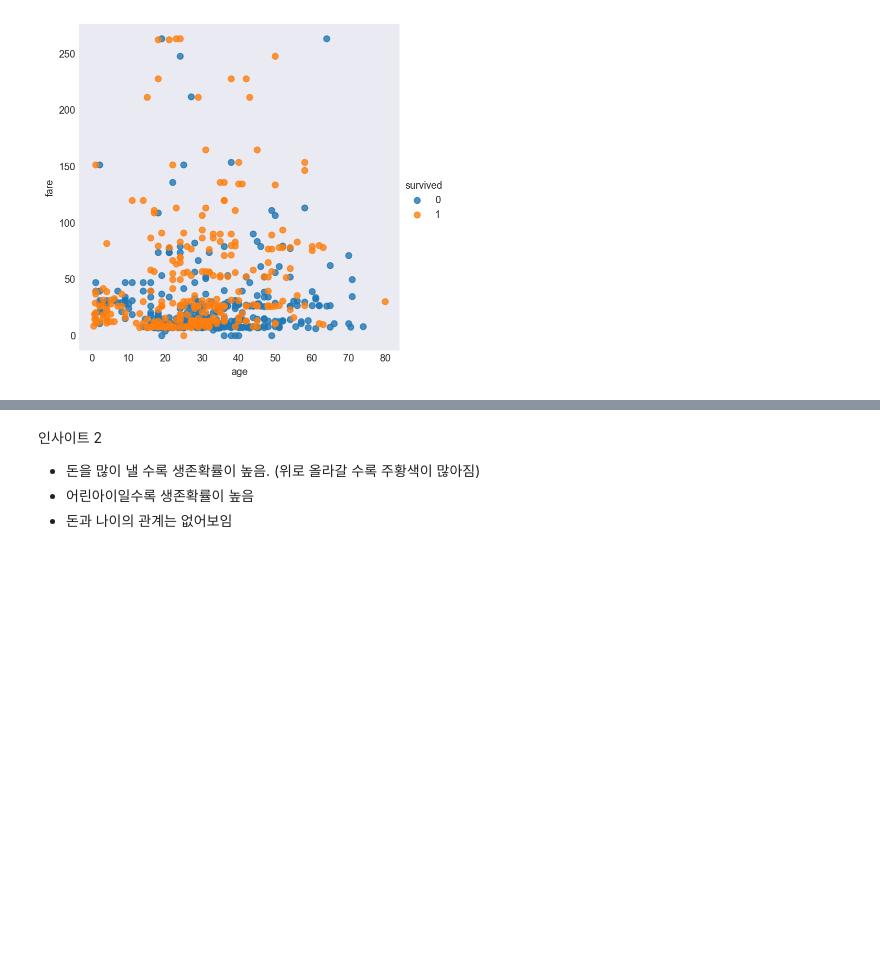
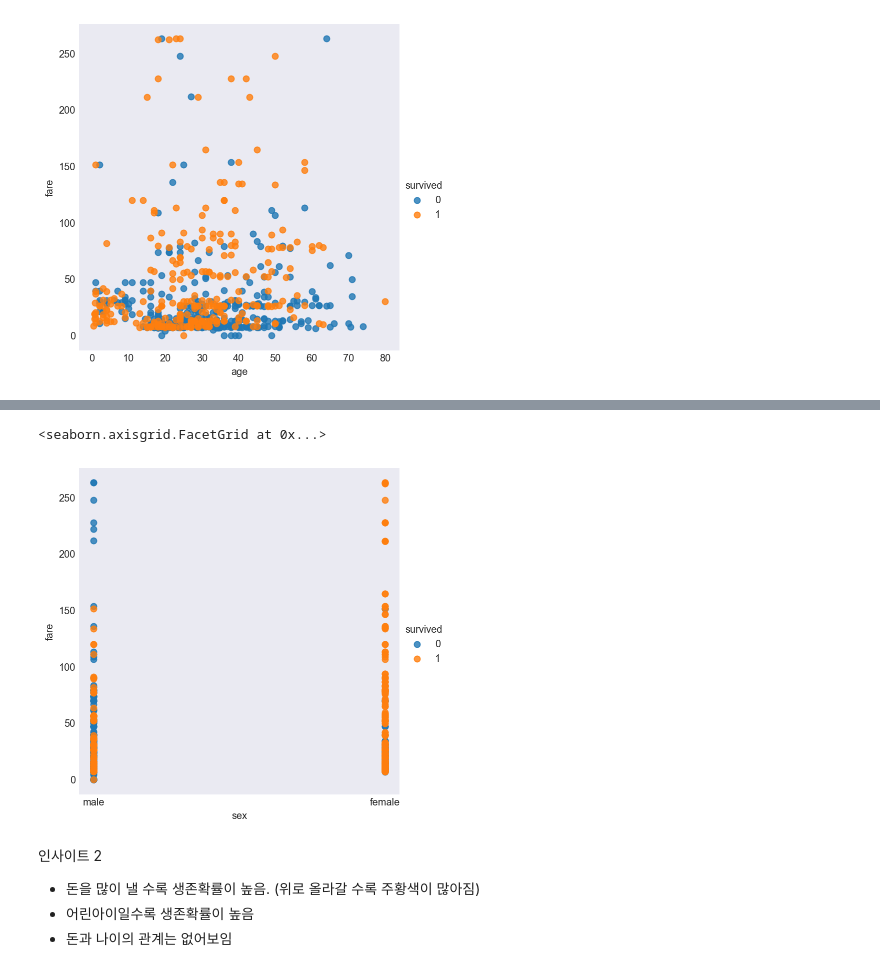
Before and after one commit to kikiru328/CAKD3-Github, a Jupyter notebook: 5. Pandas/20210719/20210719 Assignment.ipynb, the cells around one changed output, grey strips where cells are left out. Drawn from its saved outputs; the diff is of its cells as text; code cells hidden in the pictures; blank space fills up the shorter version.

```diff
--- a/5. Pandas/20210719/20210719 Assignment.ipynb
+++ b/5. Pandas/20210719/20210719 Assignment.ipynb
@@ -90,3 +95,8 @@ sns.lmplot(data=low_f, x ='age', y = 'fare', hue='survived',fit_reg=False)
+# %%
+sns.lmplot(data=low_f, x ='sex', y = 'fare', hue='survived',fit_reg=False)
+# %% [output]
+<seaborn.axisgrid.FacetGrid at 0x...>
+[figure, added]
 # %% [markdown]
 인사이트 2
 - 돈을 많이 낼 수록 생존확률이 높음. (위로 올라갈 수록 주황색이 많아짐)
```
Also changed, not shown: parts of 4 cells of this notebook, 1 other file.
